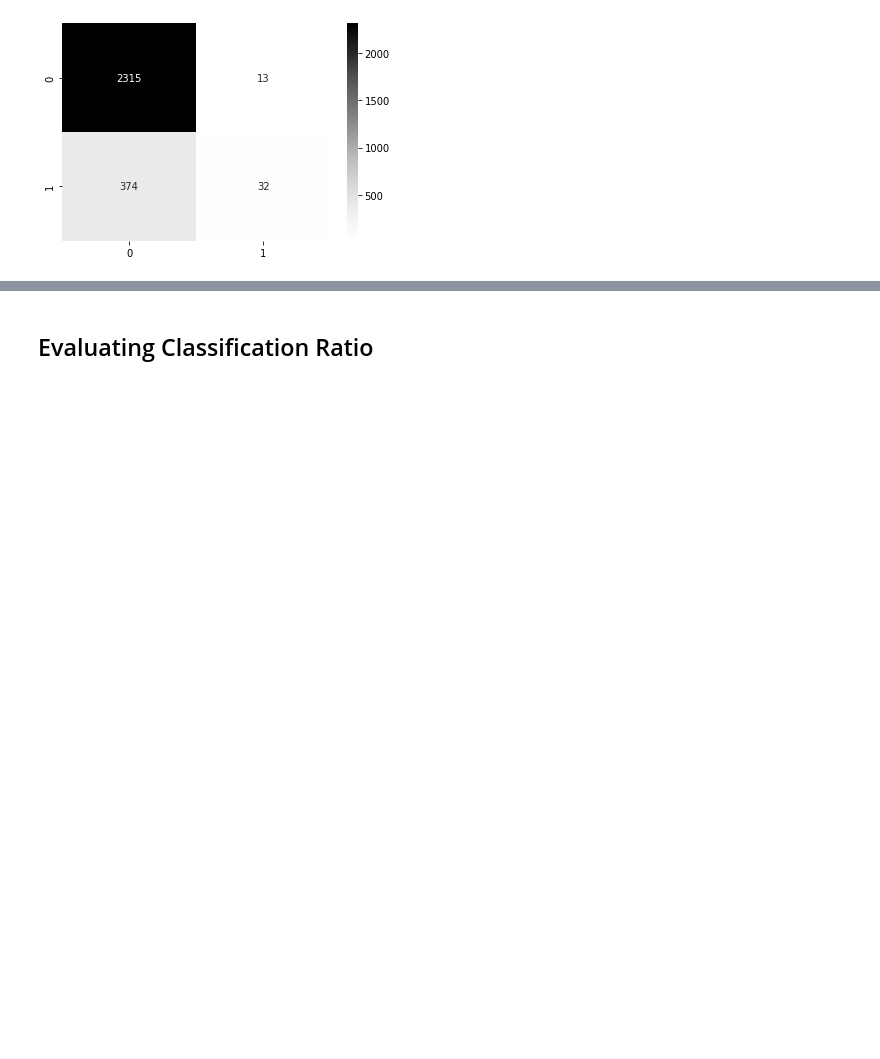
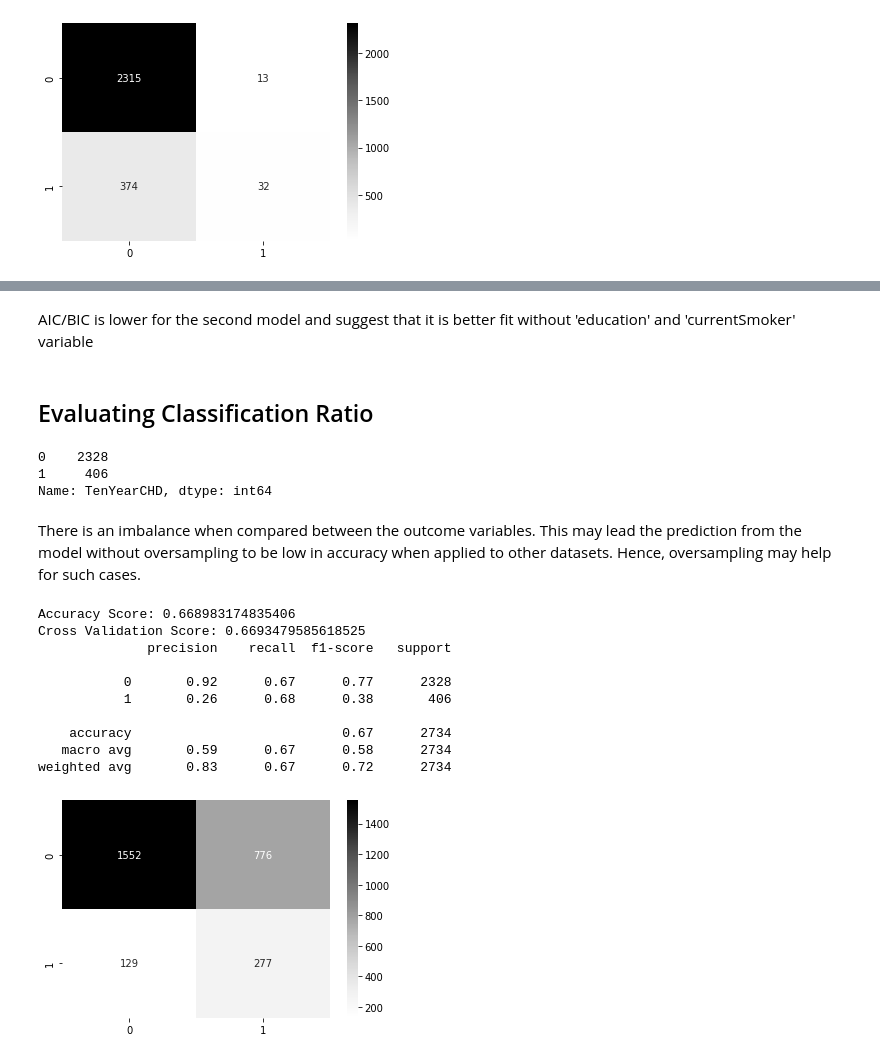
Before and after one commit to meRveet/pythonprojects, a Jupyter notebook: Heart Study (Cohort)/heartnotebook.ipynb, the cells around one changed output, grey strips where cells are left out. Cells and saved outputs as stored; diff of their text form; code cells hidden in the pictures; blank space fills up the shorter version.

Commit message:
eval class balance

```diff
--- a/Heart Study (Cohort)/heartnotebook.ipynb
+++ b/Heart Study (Cohort)/heartnotebook.ipynb
@@ -384,0 +415,5 @@ AxesSubplot(0.125,0.125;0.62x0.755)
+# %%
+x_trainpop = x_train.copy()
+
+x_trainpop.pop("education")
+x_trainpop.pop('currentSmoker')
@@ -385,2 +463,30 @@ AxesSubplot(0.125,0.125;0.62x0.755)
+# %% [markdown]
+AIC/BIC is lower for the second model and suggest that it is better fit without 'education' and 'currentSmoker' variable
 # %% [markdown]
 ## Evaluating Classification Ratio
+# %%
+y_train.value_counts()
+# %% [output]
+0    2328
+1     406
+Name: TenYearCHD, dtype: int64
+# %% [markdown]
+There is an imbalance when compared between the outcome variables. This may lead the prediction from the model without oversampling to be low in accuracy when applied to other datasets. Hence, oversampling may help for such cases.
+# %%
+balmodel= lr(solver='liblinear', class_weight ='balanced')
+balmodel.fit(x_trainpop, y_train)
+balmodelpred = balmodel.predict(x_trainpop)
+
+logmartixscore(x_train=x_trainpop, y_train=y_train, x_test=x_test, y_test=y_test, logmodel=balmodel, logpred=balmodelpred)
+# %% [output]
+Accuracy Score: 0.668983174835406
+Cross Validation Score: 0.6693479585618525
+              precision    recall  f1-score   support
+
+           0       0.92      0.67      0.77      2328
+           1       0.26      0.68      0.38       406
+
+    accuracy                           0.67      2734
+   macro avg       0.59      0.67      0.58      2734
+weighted avg       0.83      0.67      0.72      2734
+[figure, added]
```
Also changed, not shown: parts of 8 cells of this notebook.
